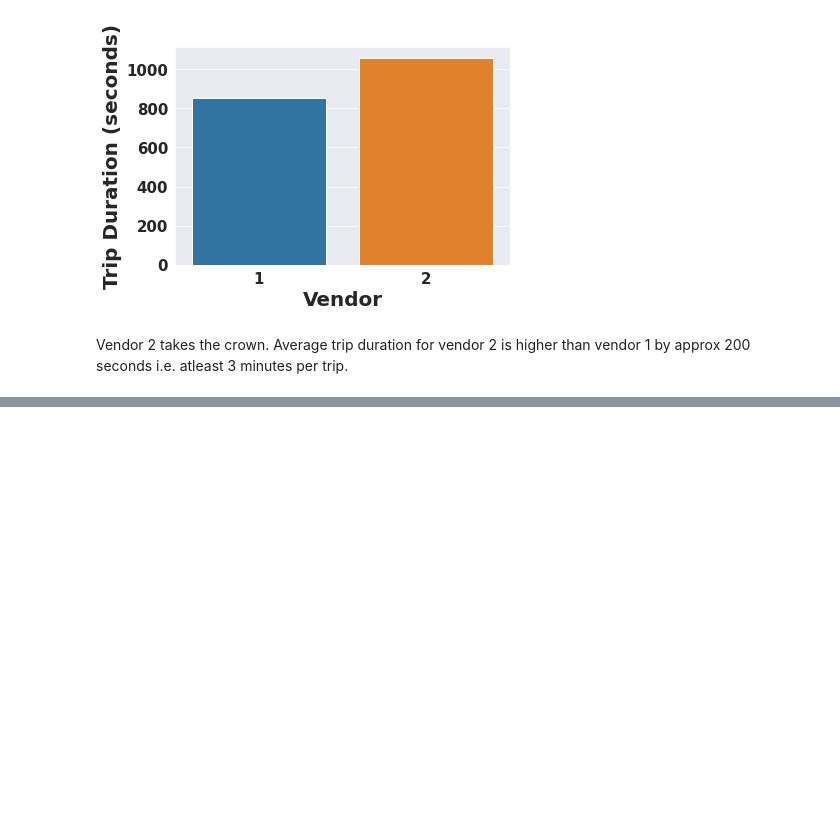
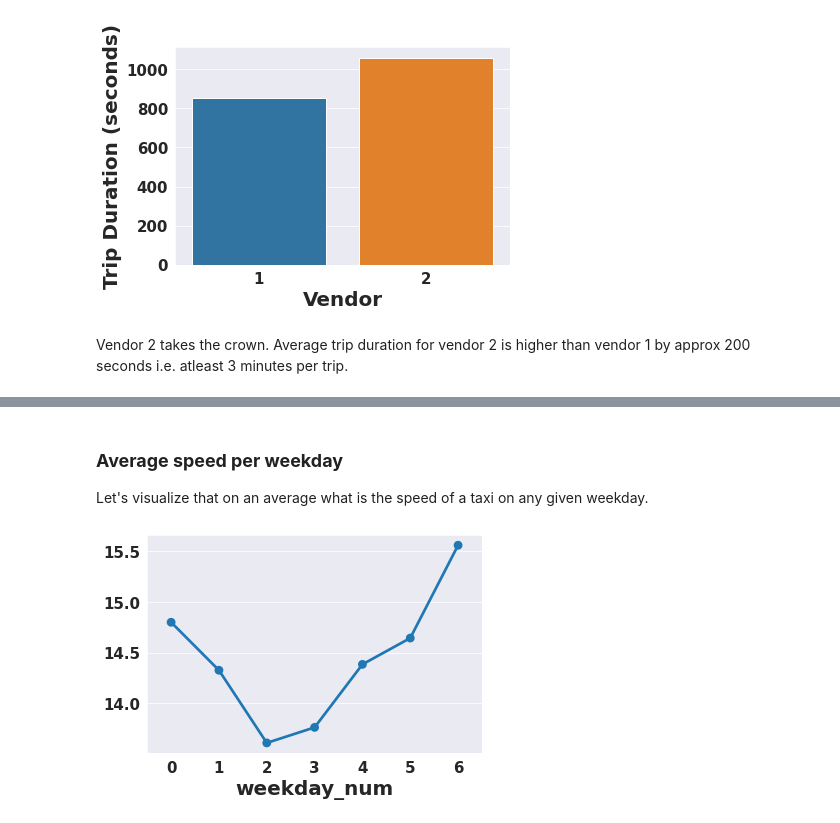
Before and after one commit to kavrit/NYC-Taxi-trip-prediction, a Jupyter notebook: Capstone_Project_NYC_Taxi_Trip_Time_Prediction.ipynb, the cells around one changed output, grey strips where cells are left out. Saved outputs shown, nothing was run; the diff lists cells and outputs as text; code cells hidden in the pictures; blank space fills up the shorter version.

```diff
--- a/Capstone_Project_NYC_Taxi_Trip_Time_Prediction.ipynb
+++ b/Capstone_Project_NYC_Taxi_Trip_Time_Prediction.ipynb
@@ -437,0 +485,9 @@ Vendor 2 takes the crown. Average trip duration for vendor 2 is higher than vend
+# %% [markdown]
+### **Average speed per weekday**
+Let's visualize that on an average what is the speed of a taxi on any given weekday.
+# %%
+group10 = df.groupby('weekday_num').speed.mean()
+sns.pointplot(group10.index, group10.values)
+plt.show()
+# %% [output]
+[figure, added]
```
Also changed, not shown: parts of 30 cells of this notebook.
